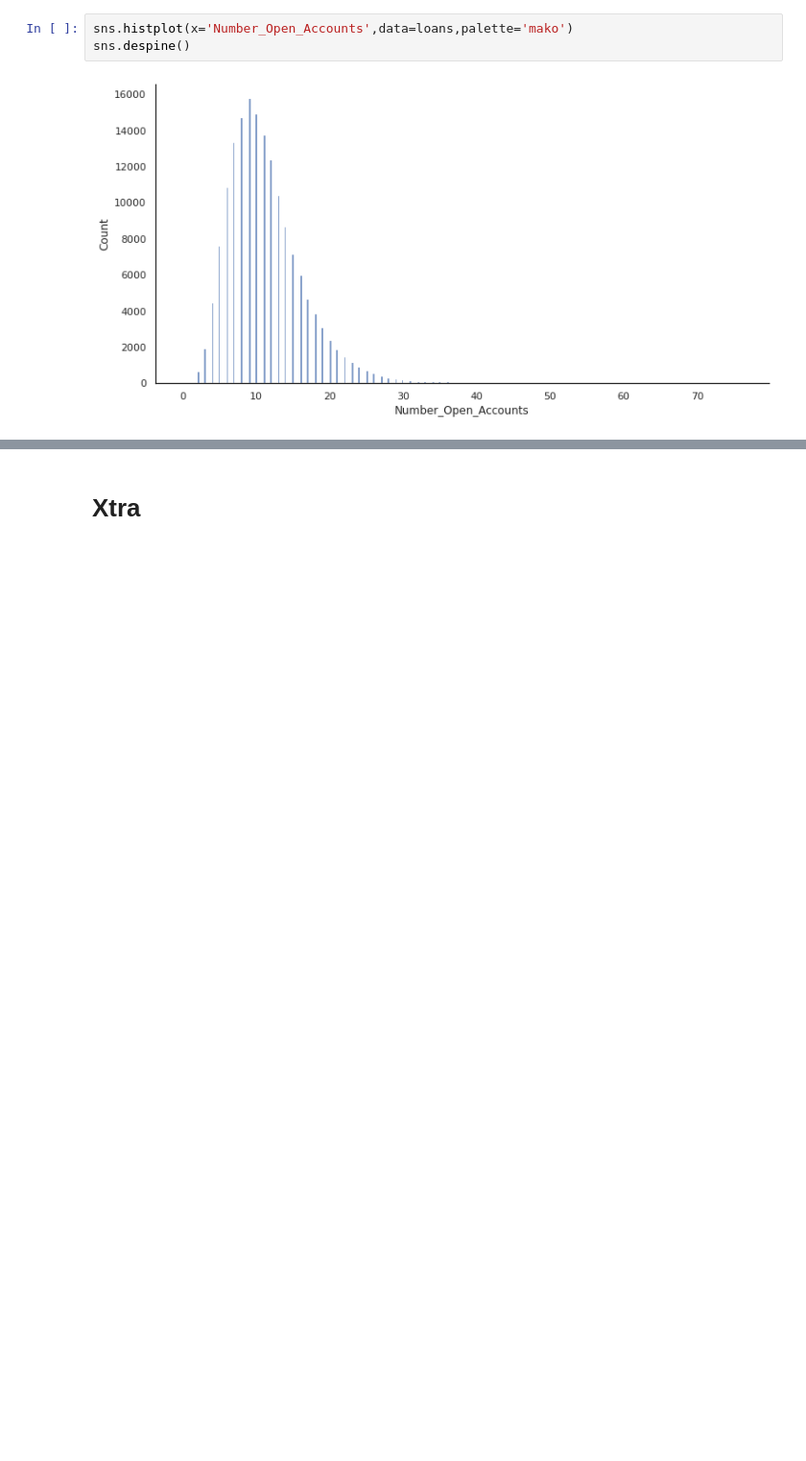
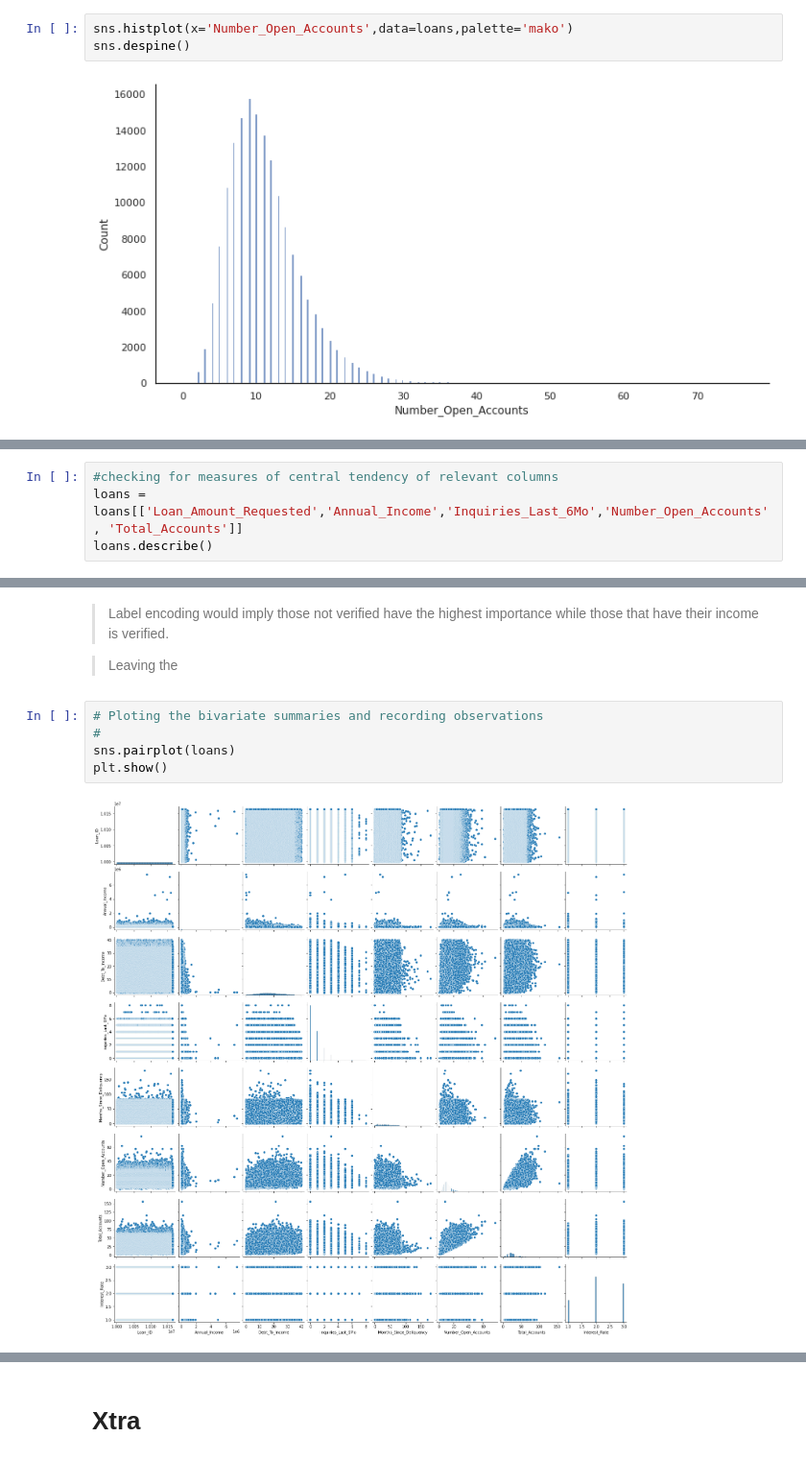
Before and after one commit to Josephnyingi/team2_dcs6_loan_prediction, a Jupyter notebook: Loans.ipynb, the cells around one changed output, grey strips where cells are left out. Shown at 96% size. Cells and saved outputs as stored; diff of their text form; blank space fills up the shorter version.

```diff
--- a/Loans.ipynb
+++ b/Loans.ipynb
@@ -204,0 +385,4 @@ sns.despine()
+# %%
+#checking for measures of central tendency of relevant columns
+loans = loans[['Loan_Amount_Requested','Annual_Income','Inquiries_Last_6Mo','Number_Open_Accounts', 'Total_Accounts']]
+loans.describe()
@@ -231,0 +475,11 @@ plt.hist(loans[''])
+# %% [markdown]
+> Label encoding would imply those not verified have the highest importance while those that have their income is verified.
+
+> Leaving the
+# %%
+# Ploting the bivariate summaries and recording observations
+#
+sns.pairplot(loans)
+plt.show()
+# %% [output]
+[figure, added]
```
Also changed, not shown: parts of 105 cells of this notebook.
